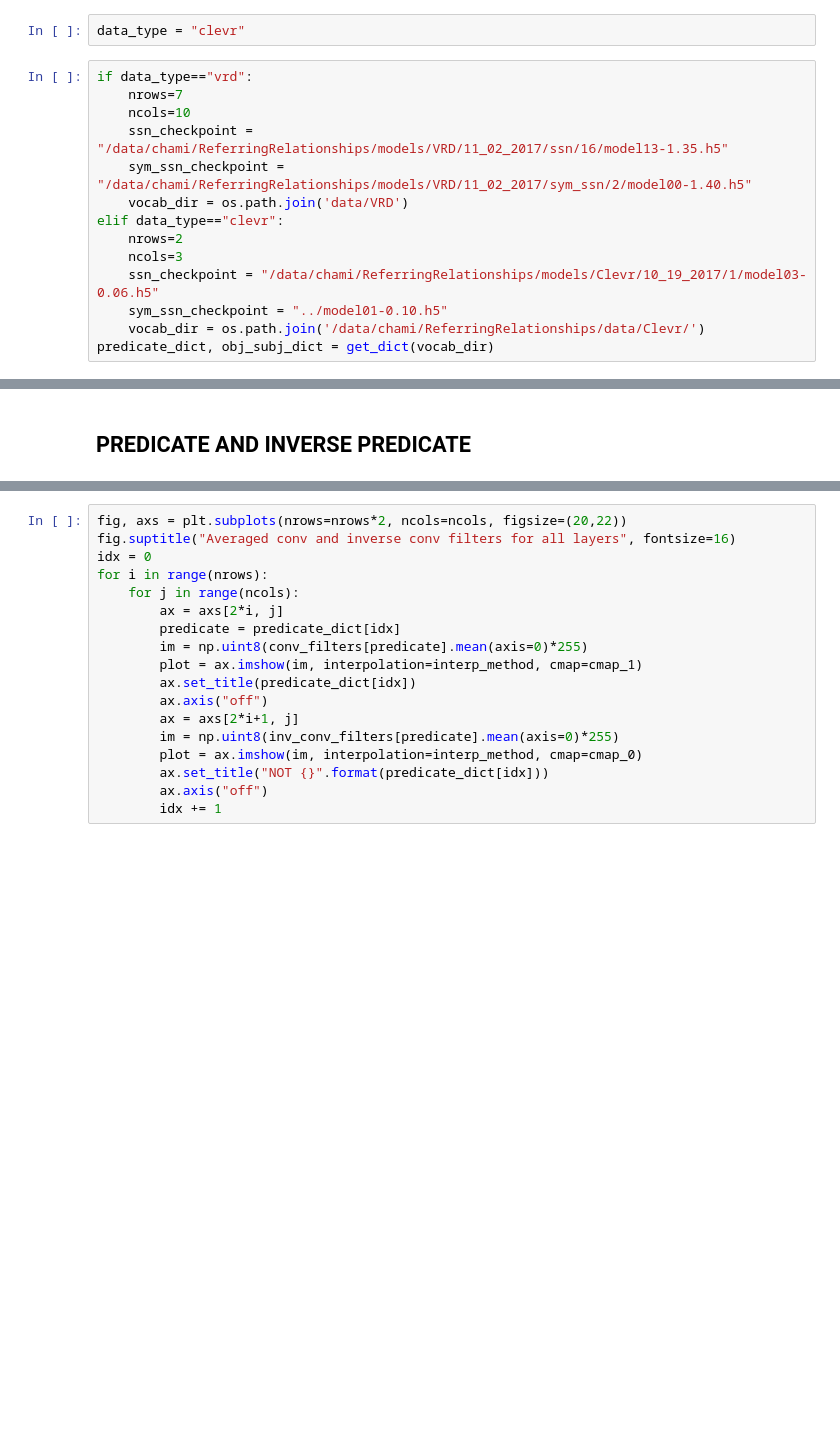
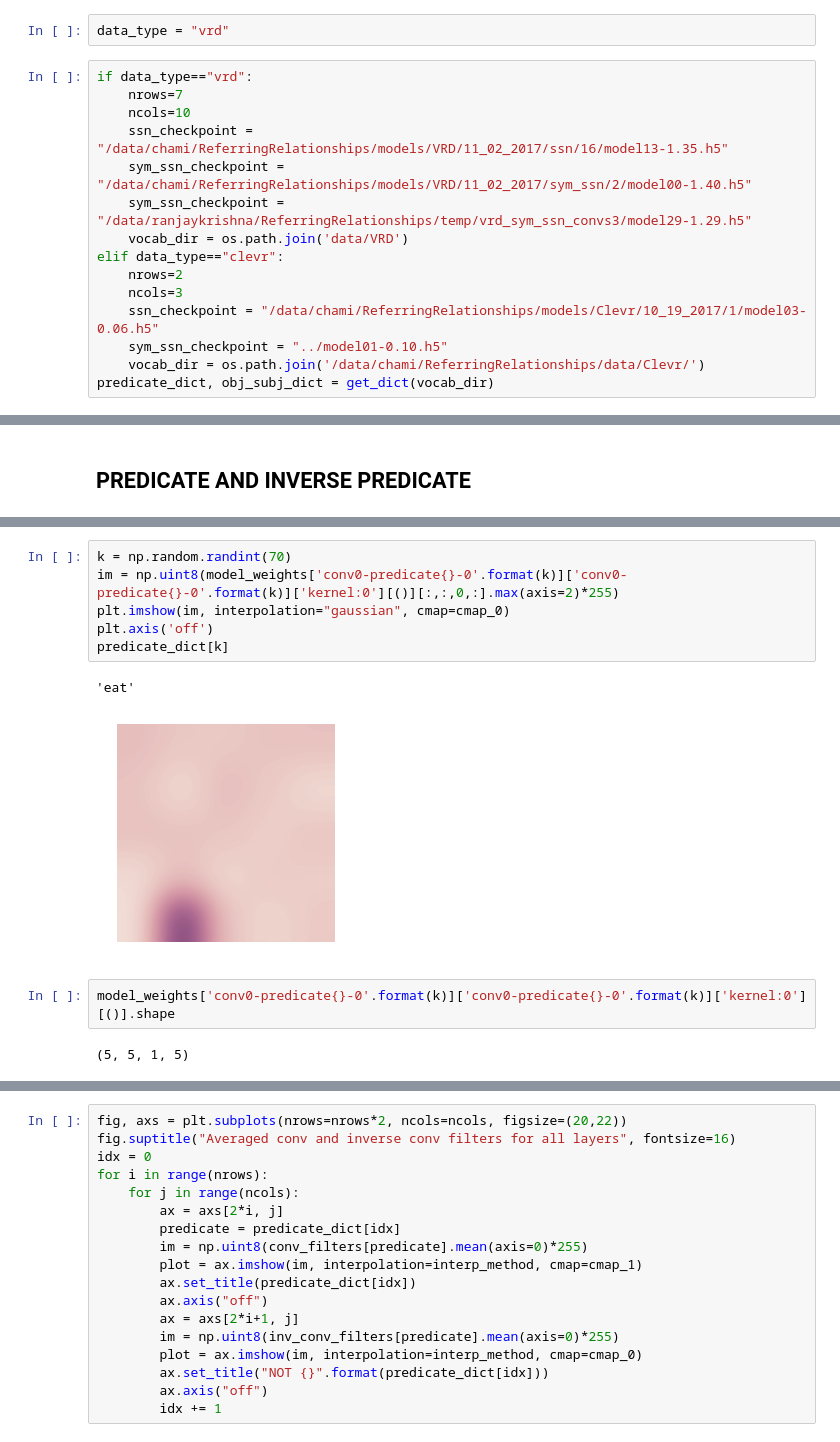
Before and after one commit to StanfordVL/ReferringRelationships, a Jupyter notebook: filters_visualization.ipynb, the cells around one changed output, grey strips where cells are left out. Drawn from its saved outputs; the diff is of its cells as text; blank space fills up the shorter version.

```diff
--- a/filters_visualization.ipynb
+++ b/filters_visualization.ipynb
@@ -16,13 +19,14 @@ import matplotlib.pyplot as plt
 # %% [markdown]
 ### Specify data type here: clevr, vrd of vg
 # %%
-data_type = "clevr"
+data_type = "vrd"
 # %%
 if data_type=="vrd":
     nrows=7
     ncols=10
     ssn_checkpoint = "/data/chami/ReferringRelationships/models/VRD/11_02_2017/ssn/16/model13-1.35.h5"
     sym_ssn_checkpoint = "/data/chami/ReferringRelationships/models/VRD/11_02_2017/sym_ssn/2/model00-1.40.h5"
+    sym_ssn_checkpoint = "/data/ranjaykrishna/ReferringRelationships/temp/vrd_sym_ssn_convs3/model29-1.29.h5"
     vocab_dir = os.path.join('data/VRD')
 elif data_type=="clevr":
     nrows=2
@@ -91,0 +101,13 @@ for i in range(params.num_predicates):
+# %%
+k = np.random.randint(70)
+im = np.uint8(model_weights['conv0-predicate{}-0'.format(k)]['conv0-predicate{}-0'.format(k)]['kernel:0'][()][:,:,0,:].max(axis=2)*255)
+plt.imshow(im, interpolation="gaussian", cmap=cmap_0)
+plt.axis('off')
+predicate_dict[k]
+# %% [output]
+'eat'
+[figure, added]
+# %%
+model_weights['conv0-predicate{}-0'.format(k)]['conv0-predicate{}-0'.format(k)]['kernel:0'][()].shape
+# %% [output]
+(5, 5, 1, 5)
```
Also changed, not shown: parts of 5 cells of this notebook.
